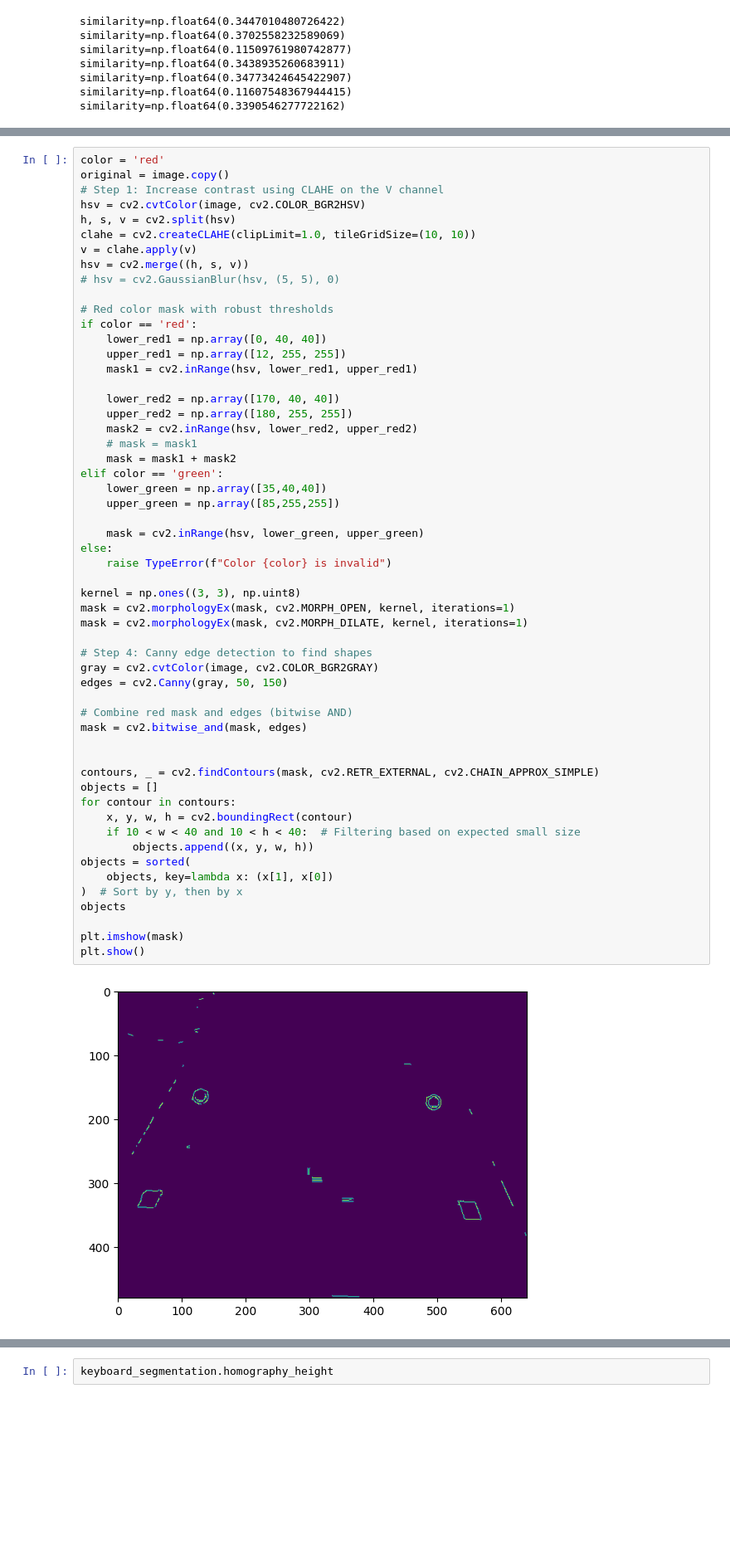
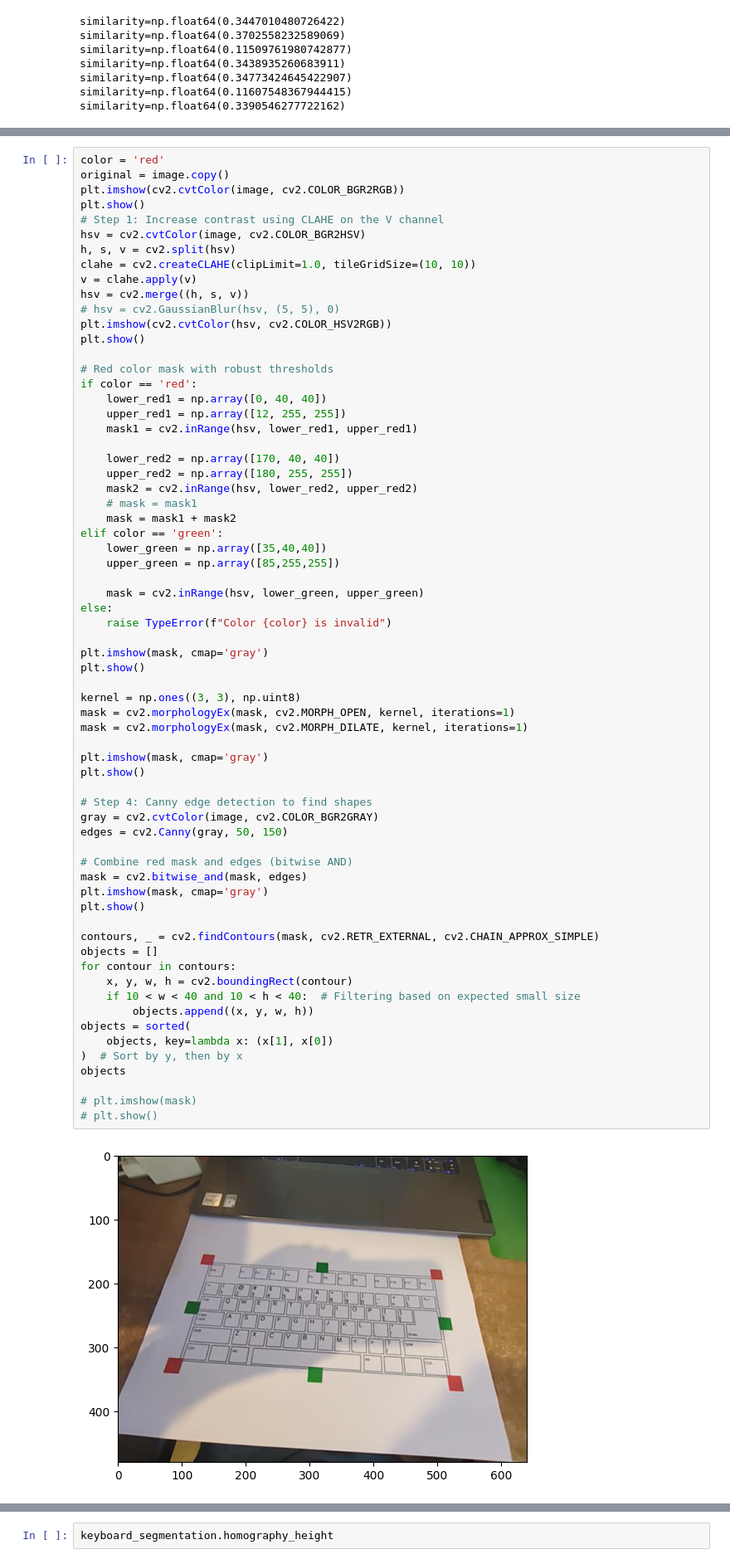
Before and after one commit to orslup/Project_A, a Jupyter notebook: manual_flow_test.ipynb, the cells around one changed output, grey strips where cells are left out. Shown at 83% size. Saved outputs shown, nothing was run; the diff lists cells and outputs as text; blank space fills up the shorter version.

```diff
--- a/manual_flow_test.ipynb
+++ b/manual_flow_test.ipynb
@@ -92,6 +91,8 @@ keyboard_segmentation.green_coordinates
 # %%
 color = 'red'
 original = image.copy()
+plt.imshow(cv2.cvtColor(image, cv2.COLOR_BGR2RGB))
+plt.show()
 # Step 1: Increase contrast using CLAHE on the V channel
 hsv = cv2.cvtColor(image, cv2.COLOR_BGR2HSV)
 h, s, v = cv2.split(hsv)
@@ -99,6 +100,8 @@ clahe = cv2.createCLAHE(clipLimit=1.0, tileGridSize=(10, 10))
 v = clahe.apply(v)
 hsv = cv2.merge((h, s, v))
 # hsv = cv2.GaussianBlur(hsv, (5, 5), 0)
+plt.imshow(cv2.cvtColor(hsv, cv2.COLOR_HSV2RGB))
+plt.show()
 
 # Red color mask with robust thresholds
 if color == 'red':
@@ -115,34 +118,41 @@ elif color == 'green':
     lower_green = np.array([35,40,40])
     upper_green = np.array([85,255,255])
 
     mask = cv2.inRange(hsv, lower_green, upper_green)
 else:
     raise TypeError(f"Color {color} is invalid")
 
+plt.imshow(mask, cmap='gray')
+plt.show()
+
 kernel = np.ones((3, 3), np.uint8)
 mask = cv2.morphologyEx(mask, cv2.MORPH_OPEN, kernel, iterations=1)
 mask = cv2.morphologyEx(mask, cv2.MORPH_DILATE, kernel, iterations=1)
+
+plt.imshow(mask, cmap='gray')
+plt.show()
 
 # Step 4: Canny edge detection to find shapes
 gray = cv2.cvtColor(image, cv2.COLOR_BGR2GRAY)
 edges = cv2.Canny(gray, 50, 150)
 
 # Combine red mask and edges (bitwise AND)
 mask = cv2.bitwise_and(mask, edges)
-
+plt.imshow(mask, cmap='gray')
+plt.show()
 
 contours, _ = cv2.findContours(mask, cv2.RETR_EXTERNAL, cv2.CHAIN_APPROX_SIMPLE)
 objects = []
 for contour in contours:
     x, y, w, h = cv2.boundingRect(contour)
     if 10 < w < 40 and 10 < h < 40:  # Filtering based on expected small size
         objects.append((x, y, w, h))
 objects = sorted(
     objects, key=lambda x: (x[1], x[0])
 )  # Sort by y, then by x
 objects
 
-plt.imshow(mask)
-plt.show()
+# plt.imshow(mask)
+# plt.show()
 # %% [output]
-[figure, old version]
+[figure, new version]
```
Also changed, not shown: parts of 6 cells of this notebook, 2 other files.
